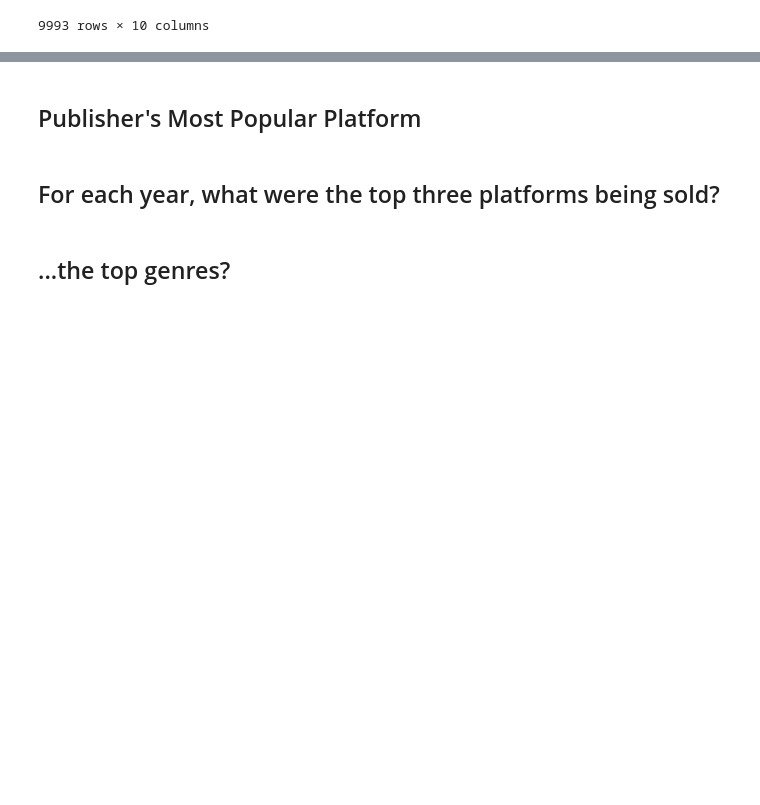
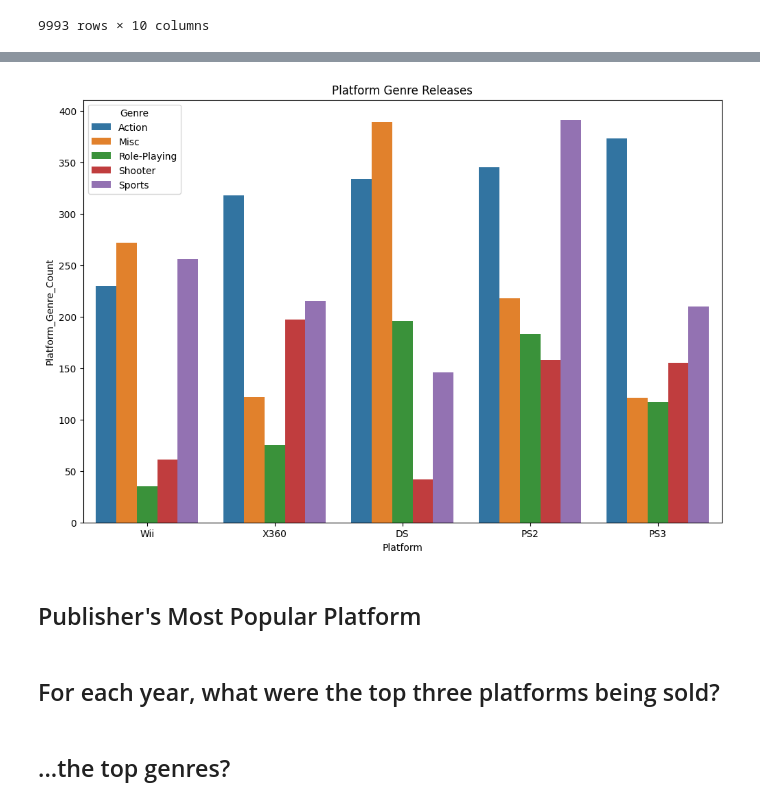
Before and after one commit to cafesmire/notebooks, a Jupyter notebook: video_game_sales/videogame_eda.ipynb, the cells around one changed output, grey strips where cells are left out. Saved outputs shown, nothing was run; the diff lists cells and outputs as text; code cells hidden in the pictures; blank space fills up the shorter version.

```diff
--- a/video_game_sales/videogame_eda.ipynb
+++ b/video_game_sales/videogame_eda.ipynb
@@ -273,0 +279,3 @@ plt.show()
+# %%
+top5_genre_counts = top5_genre_platform.groupby(['Platform', 'Genre']).size().reset_index(name='Platform_Genre_Count').sort_values(['Genre', 'Platform_Genre_Count'])
+top5_genre_counts
@@ -274,3 +300,11 @@ plt.show()
+# %%
+
+plt.figure(figsize=(12,8))
+sns.barplot(top5_genre_counts, x='Platform', y='Platform_Genre_Count', hue='Genre')
+plt.title('Platform Genre Releases')
+plt.show()
+# %% [output]
+[figure, added]
 # %% [markdown]
 ## Publisher's Most Popular Platform
 # %% [markdown]
```
Also changed, not shown: parts of 15 cells of this notebook.
